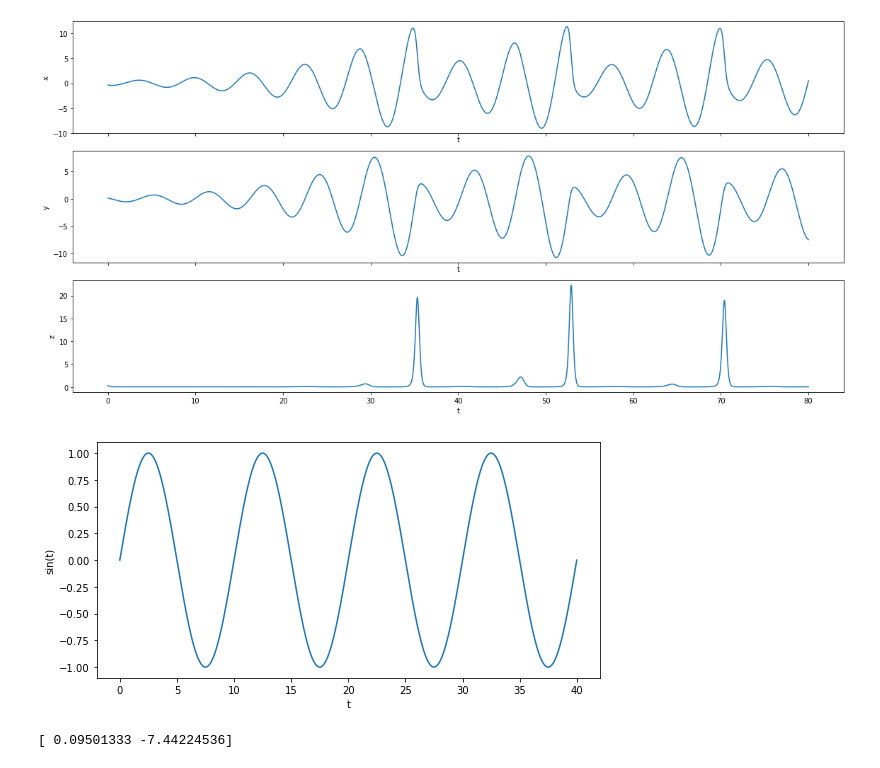
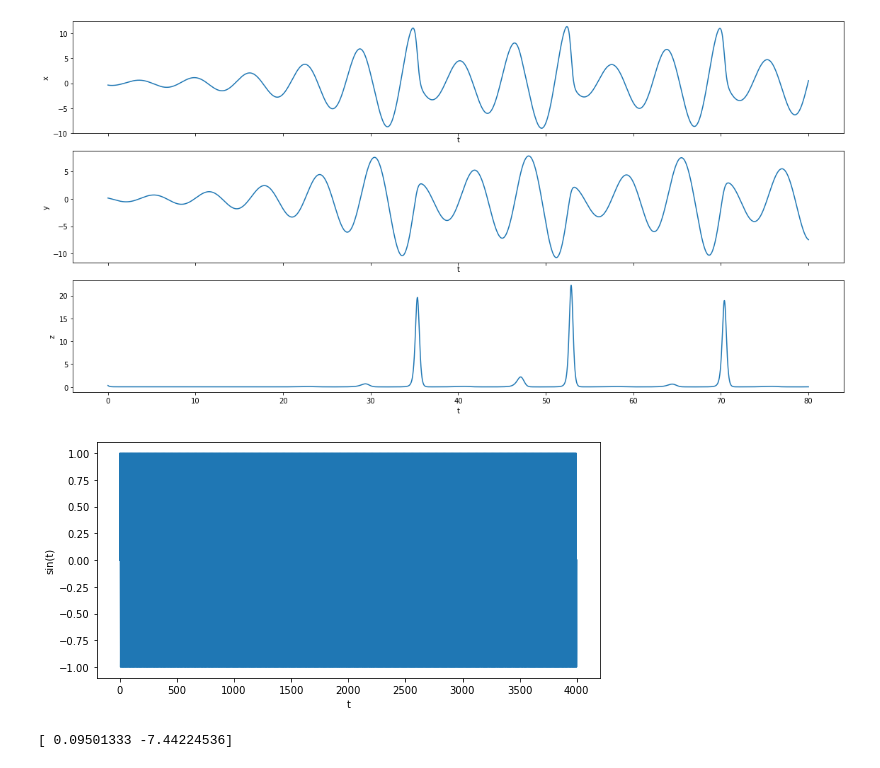
Before and after one commit to stefanpate/reservoir, a Jupyter notebook: gen_targets_grid_search_fourier.ipynb, the cells around one changed output. Cells and saved outputs as stored; diff of their text form; code cells hidden in the pictures.

```diff
--- a/gen_targets_grid_search_fourier.ipynb
+++ b/gen_targets_grid_search_fourier.ipynb
@@ -83,32 +83,32 @@ if do_save:
 # %%
 '''
 Generate and save sine wave
 '''
 save_dir = '/home/spate/Res/targets/'
-n_samples = 1
+n_samples = 100
 n_steps = 4000
 dt = 0.01
-do_save = False
+do_save = True
 do_plot = True
 L = 10
 
-t = np.linspace(0, n_steps * dt, num=n_steps)
+t = np.linspace(0, n_steps * n_samples * dt, num=n_steps * n_samples)
 sol = sine(t, L)
-
-
 
 if do_plot:
     fig, ax = plt.subplots(figsize=(8,4))
     ax.plot(t, sol)
     ax.set_xlabel("t")
     ax.set_ylabel('sin(t)')
     fig.tight_layout()
     plt.show()
 
+sol = sol.reshape(n_samples, n_steps)
+
 if do_save:
-    np.savetxt(save_dir + f"sine_period_{L}_n_steps_{n_steps}_dt_{dt}.csv", sol, delimiter=',')
+    np.savetxt(save_dir + f"sine_period_{L}_n_samples_{n_samples}_n_steps_{n_steps}_dt_{dt}.csv", sol, delimiter=',')
 # %% [output]
-[figure, old version]
+[figure, new version]
 # %%
 '''
 Calculate Lyapunov exponent
```
Also changed, not shown: 4 other files.
